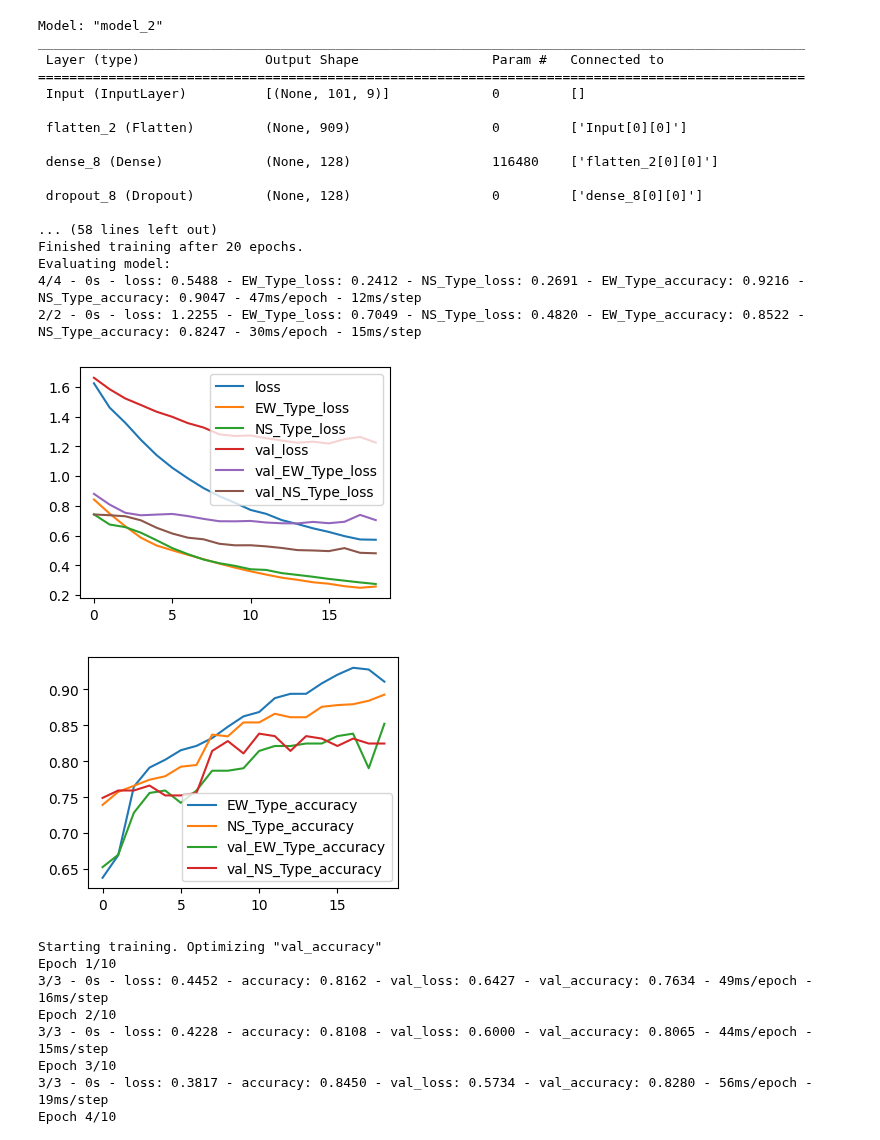
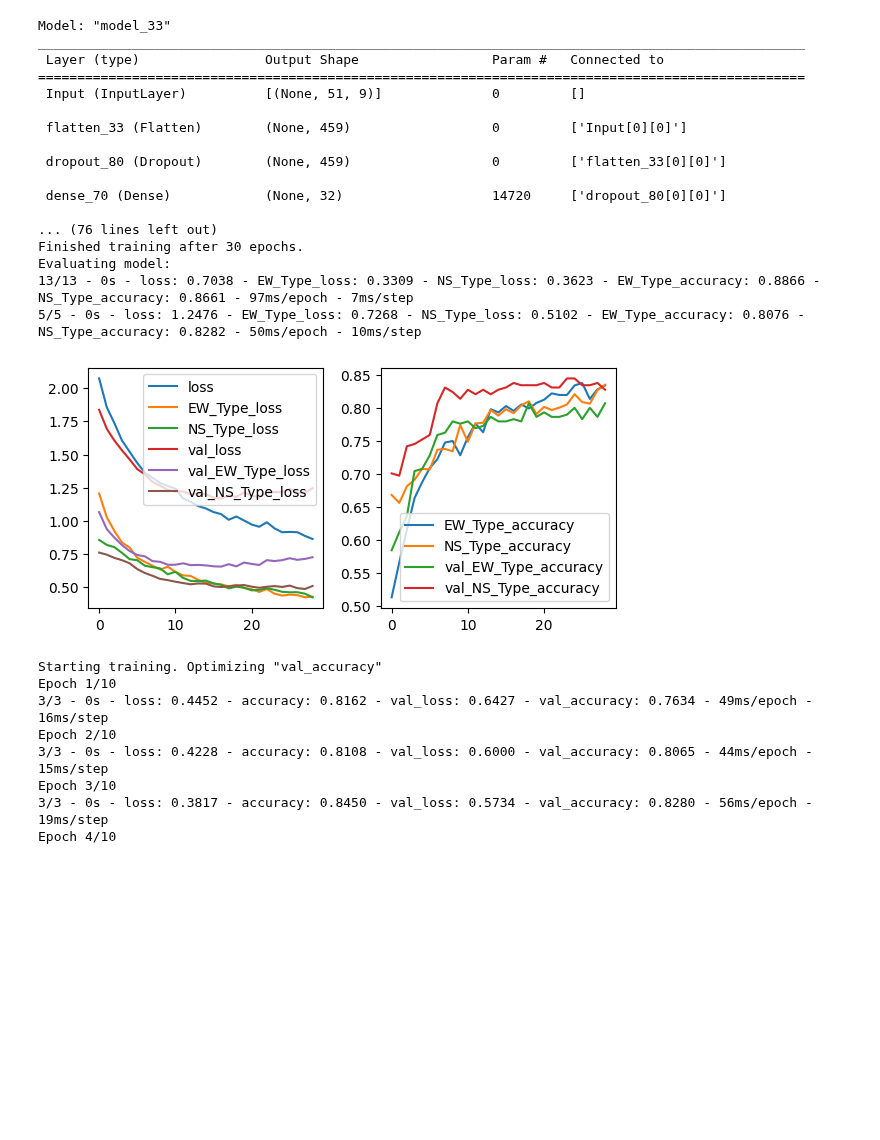
Before and after one commit to DavidBaldsiefen/splid-challenge, a Jupyter notebook: node_classifier.ipynb, the cells around one changed output. Cells and saved outputs as stored; diff of their text form; code cells hidden in the pictures; blank space fills up the shorter version.

```diff
--- a/node_classifier.ipynb
+++ b/node_classifier.ipynb
@@ -38,7 +39,7 @@ label_features=['EW', 'EW_Type', 'EW_Node', 'EW_Node_Location', 'NS', 'NS_Type',
 
 ds_gen = datahandler.DatasetGenerator(split_df=split_dataframes, input_features=input_features_reduced,
                                       with_labels=True,
-                                      train_val_split=0.7, input_stride=1, padding='none',
+                                      train_val_split=0.7, input_stride=2, padding='none',
                                       pad_location_labels=1,
                                       input_history_steps=1, input_future_steps=100, seed=69)
 # %% [output]
@@ -52,7 +53,7 @@ Sin-Transformed features: ['True Anomaly (deg)', 'Argument of Periapsis (deg)']
 Padding node locations (1)
 =========================Finished Generator=======================
 # %%
-train_combined, val_combined = ds_gen.get_datasets(batch_size=256, label_features=['EW_Type', 'NS_Type'], with_identifier=False, only_nodes=True, shuffle=True, stride=1)
+train_combined, val_combined = ds_gen.get_datasets(batch_size=64, label_features=['EW_Type', 'NS_Type'], with_identifier=False, only_nodes=True, shuffle=True, stride=1)
 
 print(train_combined.element_spec)
 # %% [output]
@@ -81,50 +62,50 @@ Your kernel may have been built without NUMA support.
 # train_combined, val_combined = ds_gen.get_datasets(batch_size=512, label_features=['EW_Type', 'NS_Type'], with_identifier=False, shuffle=True, stride=4)
 # print(train_combined.element_spec)
 
 #dense_model = prediction_models.Dense_NN(val_combined, conv1d_layers=[], dense_layers=[256,128,64], l2_reg=0.001, mixed_dropout=0.15, lr_scheduler=[30000,0.9], seed=0)
 #dense_model = prediction_models.CNN(train_combined, conv_layers=[[64,6],[64,3],[64,3]], l2_reg=0.001, mixed_dropout=0.15, lr_scheduler=[20000,0.8], seed=0)
-dense_model = prediction_models.Dense_NN(train_combined, conv1d_layers=[], dense_layers=[128,64,32], l2_reg=0.0001, mixed_dropout=0.5, lr_scheduler=[70000,0.9], seed=0)
-#dense_model = prediction_models.LSTM_NN(train_combined, input_dropout=0.0, mixed_dropout=0.15, lstm_layers=[64,64], dense_layers=[32,16], l2_reg=0.0, lr_scheduler=[25000,0.9], seed=1)
+#dense_model = prediction_models.Dense_NN(train_combined, conv1d_layers=[], dense_layers=[16], l2_reg=0.0001, input_dropout=0.1, mixed_dropout=0.5, lr_scheduler=[10000,0.9], seed=0)
+#dense_model = prediction_models.LSTM_NN(train_combined, input_dropout=0.0, mixed_dropout=0.25, lstm_layers=[32,16], dense_layers=[32,16], l2_reg=0.0, lr_scheduler=[25000,0.9], seed=1)
 #dense_model = prediction_models.Dense_NN(train_combined, conv1d_layers=[], dense_layers=[1], l2_reg=0.00001, mixed_dropout=0.2, lr_scheduler=[70000,0.9], seed=0)
+
+dense_model = prediction_models.Dense_NN(val_combined, conv1d_layers=[],
+                                       dense_layers=[32,16], l2_reg=0.0001, input_dropout=0.1, mixed_dropout=0.5,
+                                       lr_scheduler=[10000,0.9], seed=0)
 
 dense_model.summary()
 
 # temporary fix to allow class weights
 # train_combined = train_combined.map(lambda x,y:(x,y[f'EW_Node']))
 # val_combined = val_combined.map(lambda x,y:(x,y[f'EW_Node']))
 
 w_0 = 21.3
 w_1 = 22.0
 w_2 = 16.0
 w_3 = 2.9
 
-hist = dense_model.fit(train_combined, val_ds=val_combined, epochs=20, verbose=2, plot_hist=False,
+hist = dense_model.fit(train_combined, val_ds=val_combined, epochs=30, verbose=2, plot_hist=True,
                        #class_weight={0: w_0, 1: w_1, 2: w_2, 3: w_3},
                        callbacks=[])
 #dense_model.model.save('models/ew_ns_classifier_new.hdf5')
-
-dense_model.plot_hist(hist, [k for k in hist.history.keys() if 'loss' in k])
-dense_model.plot_hist(hist, [k for k in hist.history.keys() if 'accuracy' in k])
 # %% [output]
-Model: "model_2"
+Model: "model_33"
 __________________________________________________________________________________________________
  Layer (type)                Output Shape                 Param #   Connected to
 ==================================================================================================
- Input (InputLayer)          [(None, 101, 9)]             0         []
+ Input (InputLayer)          [(None, 51, 9)]              0         []
 
- flatten_2 (Flatten)         (None, 909)                  0         ['Input[0][0]']
+ flatten_33 (Flatten)        (None, 459)                  0         ['Input[0][0]']
 
- dense_8 (Dense)             (None, 128)                  116480    ['flatten_2[0][0]']
+ dropout_80 (Dropout)        (None, 459)                  0         ['flatten_33[0][0]']
 
- dropout_8 (Dropout)         (None, 128)                  0         ['dense_8[0][0]']
+ dense_70 (Dense)            (None, 32)                   14720     ['dropout_80[0][0]']
 
-... (58 lines left out)
-Finished training after 20 epochs.
+... (76 lines left out)
+Finished training after 30 epochs.
 Evaluating model:
-4/4 - 0s - loss: 0.5488 - EW_Type_loss: 0.2412 - NS_Type_loss: 0.2691 - EW_Type_accuracy: 0.9216 - NS_Type_accuracy: 0.9047 - 47ms/epoch - 12ms/step
-2/2 - 0s - loss: 1.2255 - EW_Type_loss: 0.7049 - NS_Type_loss: 0.4820 - EW_Type_accuracy: 0.8522 - NS_Type_accuracy: 0.8247 - 30ms/epoch - 15ms/step
+13/13 - 0s - loss: 0.7038 - EW_Type_loss: 0.3309 - NS_Type_loss: 0.3623 - EW_Type_accuracy: 0.8866 - NS_Type_accuracy: 0.8661 - 97ms/epoch - 7ms/step
+5/5 - 0s - loss: 1.2476 - EW_Type_loss: 0.7268 - NS_Type_loss: 0.5102 - EW_Type_accuracy: 0.8076 - NS_Type_accuracy: 0.8282 - 50ms/epoch - 10ms/step
-[figure, old version]
+[figure, new version]
-[figure, removed]
 # %%
 dense_model.model.save('submission/models/ew_ns_type_classifier.hdf5')
 # %%
```
Also changed, not shown: parts of 8 cells of this notebook, 4 other files.
